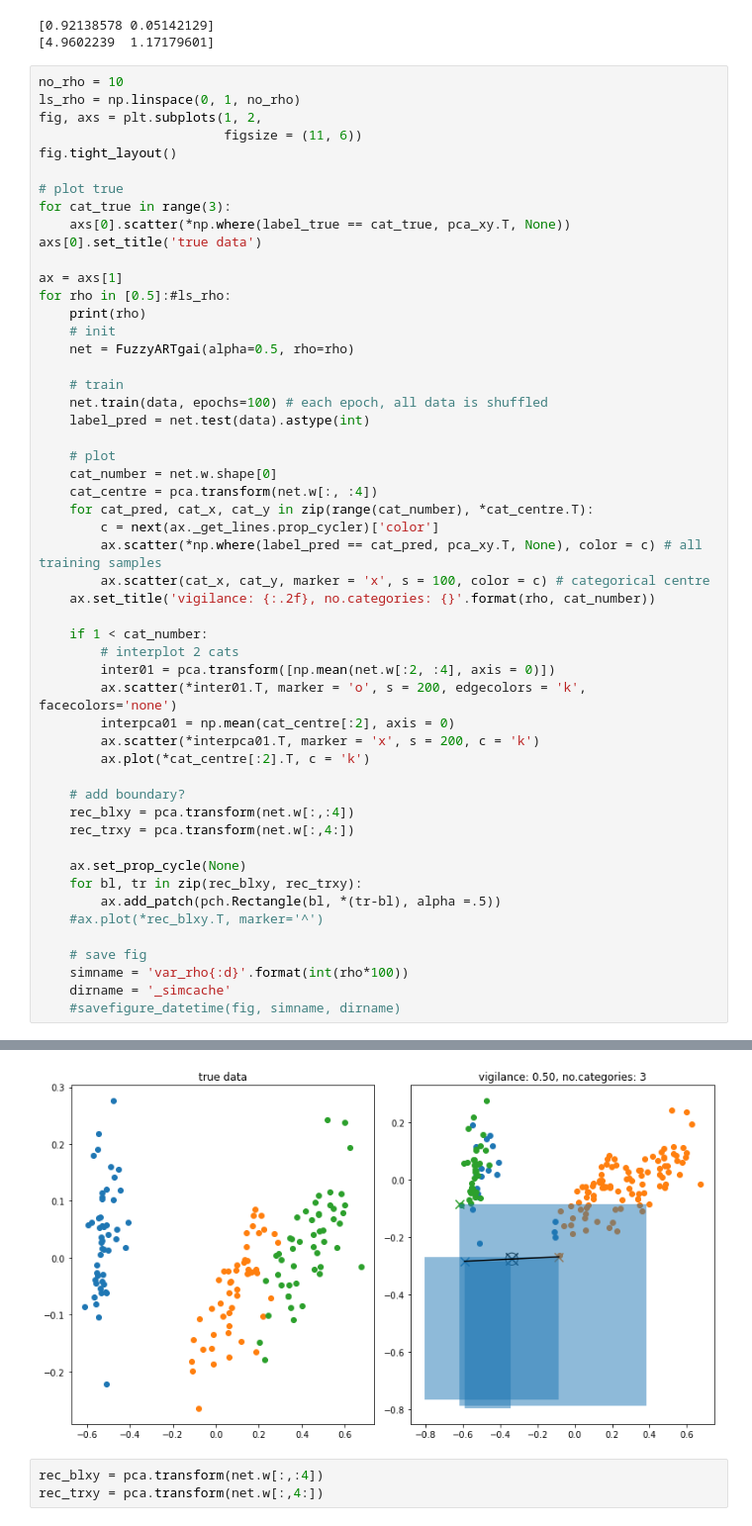
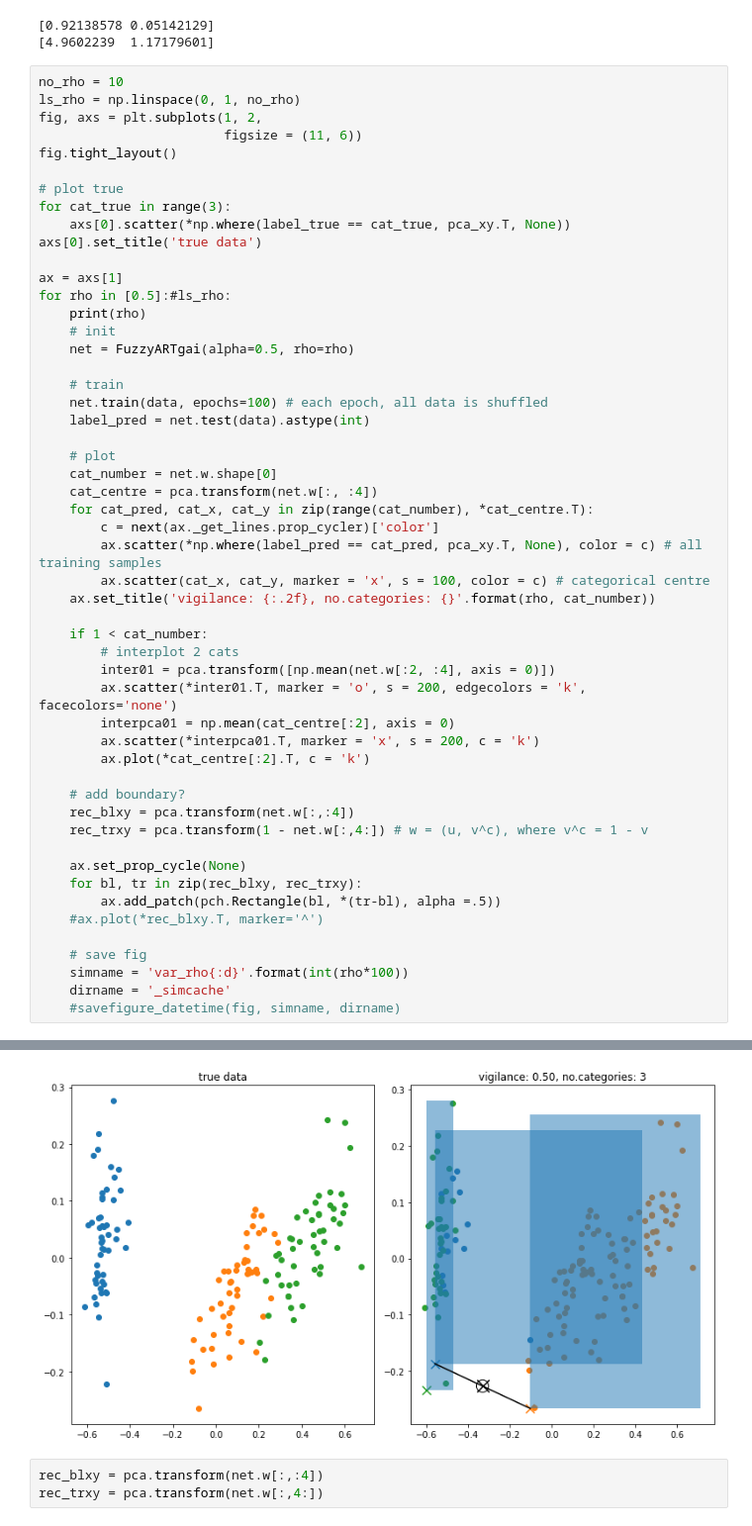
Before and after one commit to anish-lu-yihe/art, a Jupyter notebook: fuzzyART_var_rho.ipynb, the cells around one changed output, grey strips where cells are left out. Shown at 99% size. Cells and saved outputs as stored; diff of their text form.

```diff
--- a/fuzzyART_var_rho.ipynb
+++ b/fuzzyART_var_rho.ipynb
@@ -43,35 +43,35 @@ for rho in [0.5]:#ls_rho:
     cat_number = net.w.shape[0]
     cat_centre = pca.transform(net.w[:, :4])
     for cat_pred, cat_x, cat_y in zip(range(cat_number), *cat_centre.T):
         c = next(ax._get_lines.prop_cycler)['color']
         ax.scatter(*np.where(label_pred == cat_pred, pca_xy.T, None), color = c) # all training samples
         ax.scatter(cat_x, cat_y, marker = 'x', s = 100, color = c) # categorical centre
     ax.set_title('vigilance: {:.2f}, no.categories: {}'.format(rho, cat_number))
 
     if 1 < cat_number:
         # interplot 2 cats
         inter01 = pca.transform([np.mean(net.w[:2, :4], axis = 0)])
         ax.scatter(*inter01.T, marker = 'o', s = 200, edgecolors = 'k', facecolors='none')
         interpca01 = np.mean(cat_centre[:2], axis = 0)
         ax.scatter(*interpca01.T, marker = 'x', s = 200, c = 'k')
         ax.plot(*cat_centre[:2].T, c = 'k')
 
     # add boundary?
     rec_blxy = pca.transform(net.w[:,:4])
-    rec_trxy = pca.transform(net.w[:,4:])
+    rec_trxy = pca.transform(1 - net.w[:,4:]) # w = (u, v^c), where v^c = 1 - v
 
     ax.set_prop_cycle(None)
     for bl, tr in zip(rec_blxy, rec_trxy):
         ax.add_patch(pch.Rectangle(bl, *(tr-bl), alpha =.5))
     #ax.plot(*rec_blxy.T, marker='^')
 
     # save fig
     simname = 'var_rho{:d}'.format(int(rho*100))
     dirname = '_simcache'
     #savefigure_datetime(fig, simname, dirname)
 # %% [output]
 0.5
-[figure, old version]
+[figure, new version]
 # %%
 rec_blxy = pca.transform(net.w[:,:4])
 rec_trxy = pca.transform(net.w[:,4:])
```
Also changed, not shown: parts of 1 cell of this notebook.
